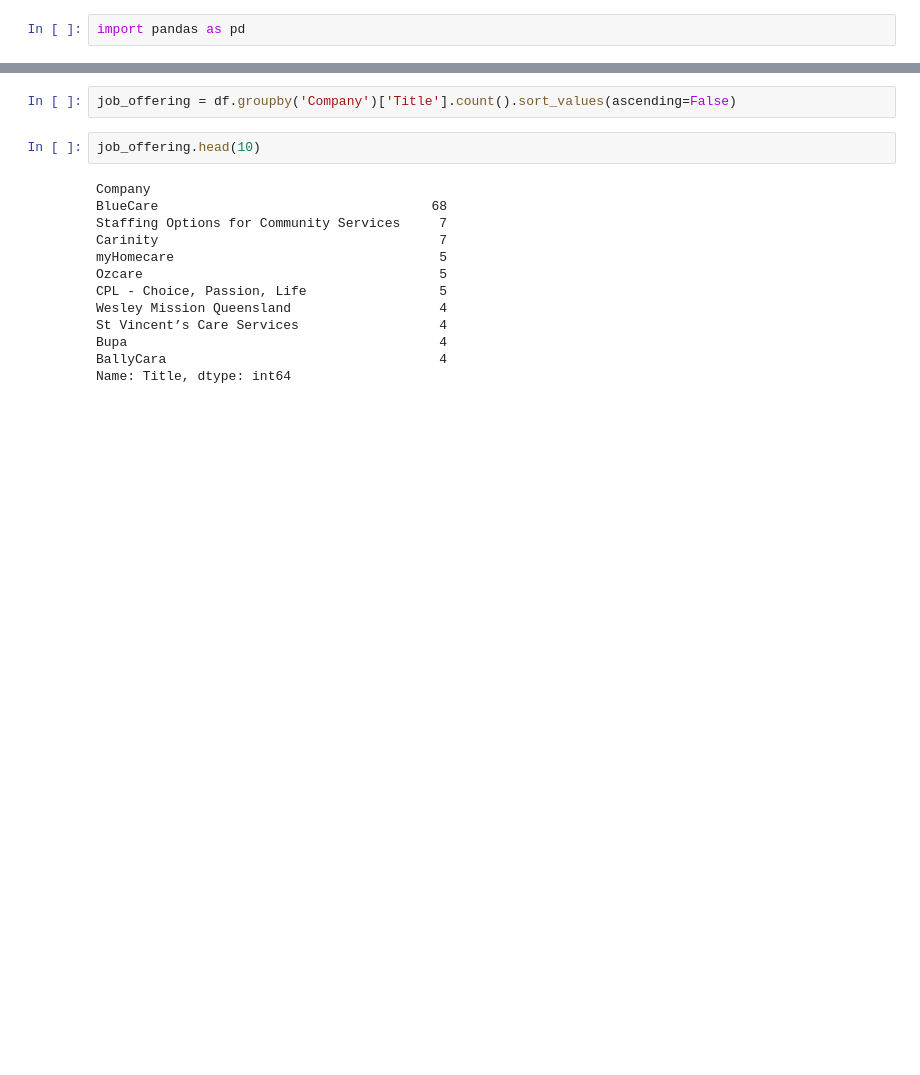
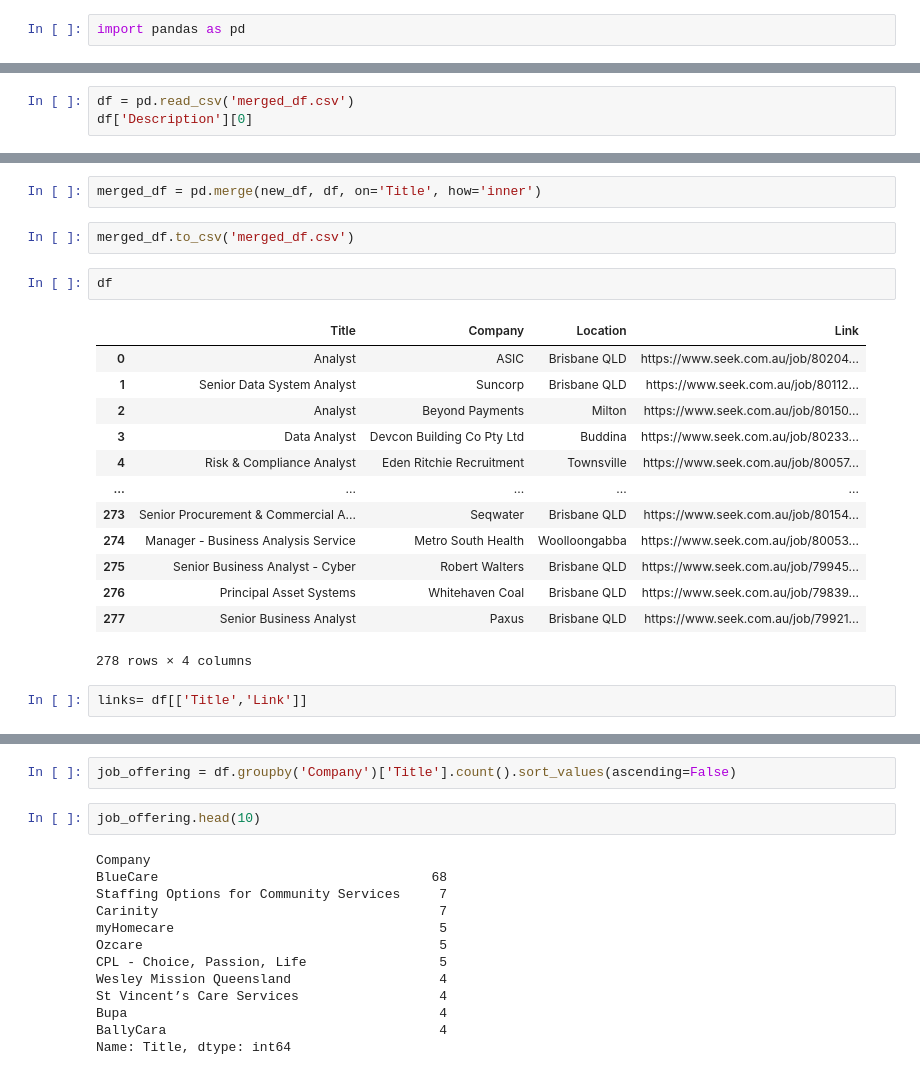
Before and after one commit to SacSresta/Job-Scraper, a Jupyter notebook: eda.ipynb, the cells around one changed output, grey strips where cells are left out. Saved outputs shown, nothing was run; the diff lists cells and outputs as text; blank space fills up the shorter version.

```diff
--- a/eda.ipynb
+++ b/eda.ipynb
@@ -4,0 +110,3 @@ df = pd.read_csv('job_listings.csv')
+# %%
+df = pd.read_csv('merged_df.csv')
+df['Description'][0]
@@ -4,0 +155,22 @@ df = pd.read_csv('job_listings.csv')
+# %%
+merged_df = pd.merge(new_df, df, on='Title', how='inner')
+# %%
+merged_df.to_csv('merged_df.csv')
+# %%
+df
+# %% [output]
+|  | Title | Company | Location | Link |
+| 0 | Analyst | ASIC | Brisbane QLD | https://www.seek.com.au/job/80204... |
+| 1 | Senior Data System Analyst | Suncorp | Brisbane QLD | https://www.seek.com.au/job/80112... |
+| 2 | Analyst | Beyond Payments | Milton | https://www.seek.com.au/job/80150... |
+| 3 | Data Analyst | Devcon Building Co Pty Ltd | Buddina | https://www.seek.com.au/job/80233... |
+| 4 | Risk & Compliance Analyst | Eden Ritchie Recruitment | Townsville | https://www.seek.com.au/job/80057... |
+| ... | ... | ... | ... | ... |
+| 273 | Senior Procurement & Commercial A... | Seqwater | Brisbane QLD | https://www.seek.com.au/job/80154... |
+| 274 | Manager - Business Analysis Service | Metro South Health | Woolloongabba | https://www.seek.com.au/job/80053... |
+| 275 | Senior Business Analyst - Cyber | Robert Walters | Brisbane QLD | https://www.seek.com.au/job/79945... |
+| 276 | Principal Asset Systems | Whitehaven Coal | Brisbane QLD | https://www.seek.com.au/job/79839... |
+| 277 | Senior Business Analyst | Paxus | Brisbane QLD | https://www.seek.com.au/job/79921... |
+278 rows × 4 columns
+# %%
+links= df[['Title','Link']]
```
Also changed, not shown: parts of 15 cells of this notebook, 13 other files.
